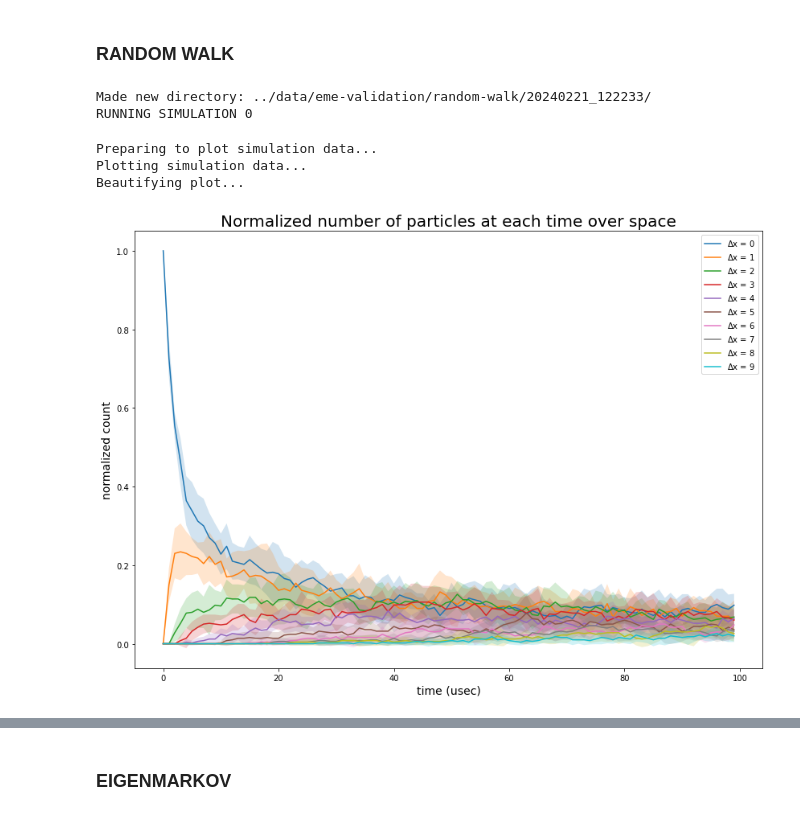
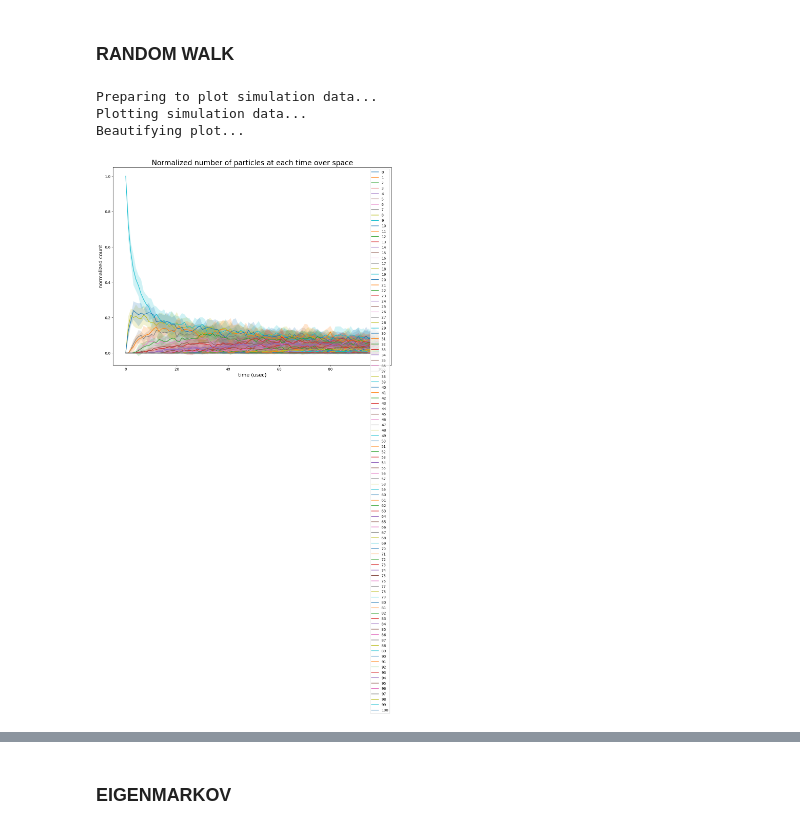
Before and after one commit to margotwagner/diffusion-model, a Jupyter notebook: notebooks/eme-scale-exp.ipynb, the cells around one changed output, grey strips where cells are left out. Cells and saved outputs as stored; diff of their text form; code cells hidden in the pictures.

```diff
--- a/notebooks/eme-scale-exp.ipynb
+++ b/notebooks/eme-scale-exp.ipynb
@@ -110,22 +110,19 @@ multi_rw = RWRunMultiruns(
     particle_start_loc=ca_init_idx,
 )
 
-multi_rw.run_multi(data_dir="../data")
+# multi_rw.run_multi(data_dir="../data")
-# %% [output]
-Made new directory: ../data/eme-validation/random-walk/20240221_122233/
-RUNNING SIMULATION 0
 # %%
 plotter = PlotMultiRuns(
-    dir="/Users/margotwagner/projects/diffusion-model/data/eme-validation/random-walk/20240221_122233/",
+    dir="../data/eme-validation/random-walk/20240224_125447/",
     file_id="rw",
 )
 
 plotter.plot_multiruns_space()
 # %% [output]
 Preparing to plot simulation data...
 Plotting simulation data...
 Beautifying plot...
-[figure, old version]
+[figure, new version]
 # %%
 plotter.plot_multiruns_time([0, 1, 5, 20, 40, 50, 99])
 # %% [output]
```
Also changed, not shown: parts of 8 cells of this notebook, 3 other files.
